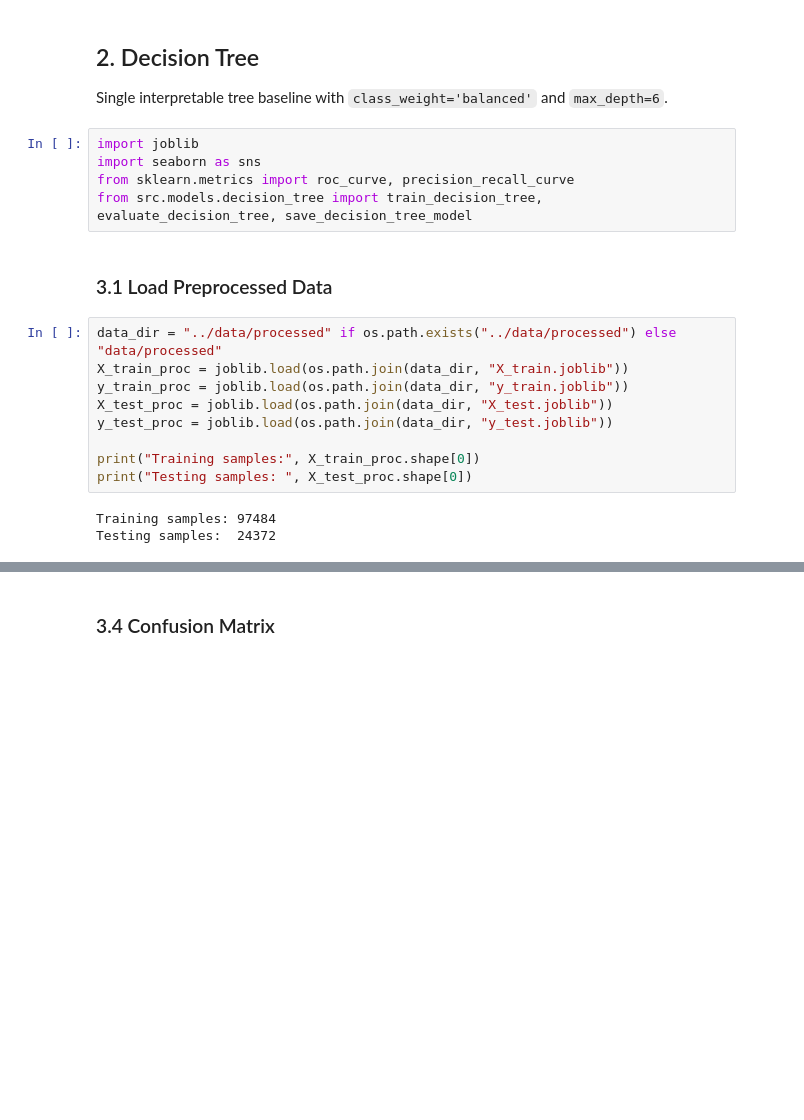
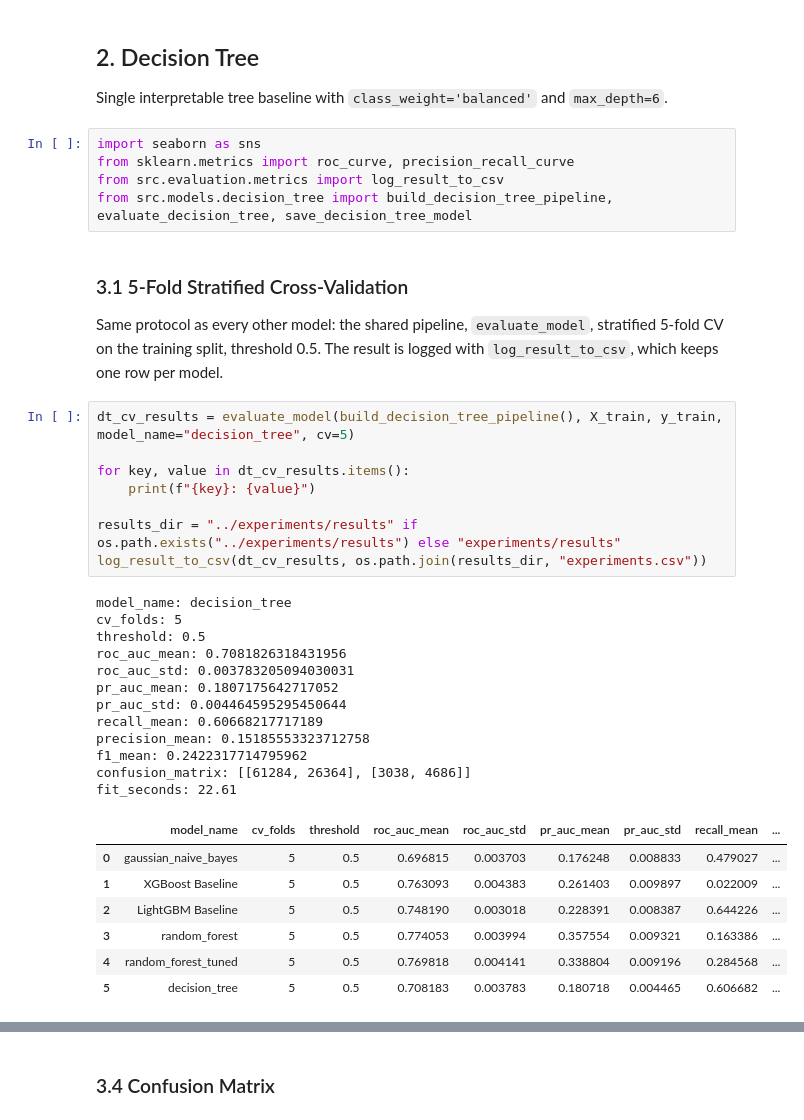
Before and after one commit to Pasiya990/FDM-AutoMobile_Loan_Default_Modelling, a Jupyter notebook: notebooks/decision_tree.ipynb, the cells around one changed output, grey strips where cells are left out. Cells and saved outputs as stored; diff of their text form; blank space fills up the shorter version.

```diff
--- a/notebooks/decision_tree.ipynb
+++ b/notebooks/decision_tree.ipynb
@@ -43,23 +43,40 @@ Default rate (test): 0.081
 ## 2. Decision Tree
 Single interpretable tree baseline with `class_weight='balanced'` and `max_depth=6`.
 # %%
-import joblib
 import seaborn as sns
 from sklearn.metrics import roc_curve, precision_recall_curve
-from src.models.decision_tree import train_decision_tree, evaluate_decision_tree, save_decision_tree_model
+from src.evaluation.metrics import log_result_to_csv
+from src.models.decision_tree import build_decision_tree_pipeline, evaluate_decision_tree, save_decision_tree_model
 # %% [markdown]
-### 3.1 Load Preprocessed Data
+### 3.1 5-Fold Stratified Cross-Validation
+Same protocol as every other model: the shared pipeline, `evaluate_model`, stratified 5-fold CV on the training split, threshold 0.5. The result is logged with `log_result_to_csv`, which keeps one row per model.
 # %%
-data_dir = "../data/processed" if os.path.exists("../data/processed") else "data/processed"
-X_train_proc = joblib.load(os.path.join(data_dir, "X_train.joblib"))
-y_train_proc = joblib.load(os.path.join(data_dir, "y_train.joblib"))
-X_test_proc = joblib.load(os.path.join(data_dir, "X_test.joblib"))
-y_test_proc = joblib.load(os.path.join(data_dir, "y_test.joblib"))
+dt_cv_results = evaluate_model(build_decision_tree_pipeline(), X_train, y_train, model_name="decision_tree", cv=5)
 
-print("Training samples:", X_train_proc.shape[0])
-print("Testing samples: ", X_test_proc.shape[0])
+for key, value in dt_cv_results.items():
+    print(f"{key}: {value}")
+
+results_dir = "../experiments/results" if os.path.exists("../experiments/results") else "experiments/results"
+log_result_to_csv(dt_cv_results, os.path.join(results_dir, "experiments.csv"))
 # %% [output]
-Training samples: 97484
-Testing samples:  24372
+model_name: decision_tree
+cv_folds: 5
+threshold: 0.5
+roc_auc_mean: 0.7081826318431956
+roc_auc_std: 0.003783205094030031
+pr_auc_mean: 0.1807175642717052
+pr_auc_std: 0.004464595295450644
+recall_mean: 0.60668217717189
+precision_mean: 0.15185553323712758
+f1_mean: 0.2422317714795962
+confusion_matrix: [[61284, 26364], [3038, 4686]]
+fit_seconds: 22.61
+|  | model_name | cv_folds | threshold | roc_auc_mean | roc_auc_std | pr_auc_mean | pr_auc_std | recall_mean | ... |
+| 0 | gaussian_naive_bayes | 5 | 0.5 | 0.696815 | 0.003703 | 0.176248 | 0.008833 | 0.479027 | ... |
+| 1 | XGBoost Baseline | 5 | 0.5 | 0.763093 | 0.004383 | 0.261403 | 0.009897 | 0.022009 | ... |
+| 2 | LightGBM Baseline | 5 | 0.5 | 0.748190 | 0.003018 | 0.228391 | 0.008387 | 0.644226 | ... |
+| 3 | random_forest | 5 | 0.5 | 0.774053 | 0.003994 | 0.357554 | 0.009321 | 0.163386 | ... |
+| 4 | random_forest_tuned | 5 | 0.5 | 0.769818 | 0.004141 | 0.338804 | 0.009196 | 0.284568 | ... |
+| 5 | decision_tree | 5 | 0.5 | 0.708183 | 0.003783 | 0.180718 | 0.004465 | 0.606682 | ... |
 # %% [markdown]
 ### 3.2 Train Decision Tree
```
Also changed, not shown: parts of 8 cells of this notebook, 6 other files.
